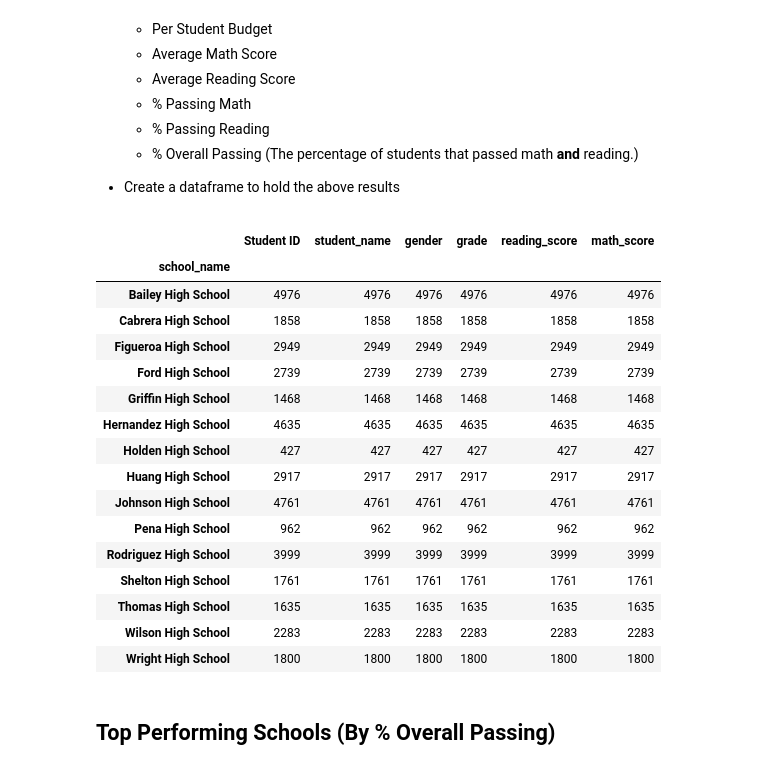
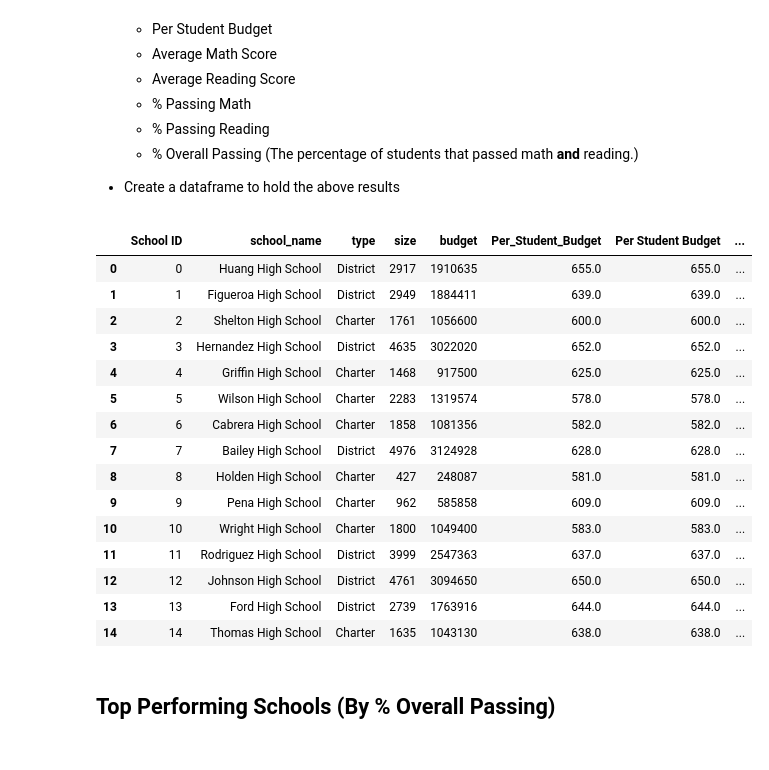
Before and after one commit to reginesgit/pandas-challenge, a Jupyter notebook: PyCitySchools/PyCitySchoolsAnalysis.ipynb, the cells around one changed output. Cells and saved outputs as stored; diff of their text form; code cells hidden in the pictures.

Commit message:
School Summary halfway there

```diff
--- a/PyCitySchools/PyCitySchoolsAnalysis.ipynb
+++ b/PyCitySchools/PyCitySchoolsAnalysis.ipynb
@@ -96,54 +96,75 @@ school_data_complete = pd.merge(student_data, school_data, how="left", on=["scho
 
 * Create a dataframe to hold the above results
 # %%
-# school_names = school_data_complete_df["school_name"].unique()
+school_names = school_data_complete_df["school_name"].unique()
 # school_names
 school_data_df = pd.DataFrame(school_data)
 # school_data_df
 
+# per_stu_bud['Per Student Budget'] = school_data_df['budget'] / school_data_df['size']
 per_stu_bud = school_data_df['budget'] / school_data_df['size']
-# per_stu_bud
+
+# school_data_df_2 = pd.concat([school_data_df, per_stu_bud],axis=1)
+school_data_df["Per Student Budget"] = pd.DataFrame(per_stu_bud)
 
 student_data_df = pd.DataFrame(student_data)
 # student_data_df
 
 grouped_stu_data_df = student_data_df.groupby(['school_name'])
 # grouped_stu_data_df
 
+
 read_total_score = grouped_stu_data_df["reading_score"].sum()
 # read_total_score.head(15)
 math_total_score = grouped_stu_data_df["math_score"].sum()
 # math_total_score.head(15)
 
-stu_counts = grouped_stu_data_df["Student ID"].count()
+stu_counts_df = grouped_stu_data_df["Student ID"].count()
 # stu_counts
 
 avg_read_score = read_total_score / stu_counts
 # avg_read_score
 avg_math_score = math_total_score / stu_counts
 # avg_math_score
 
+# TODO
+# merged_scores_df = pd.merge(school_data_df, avg_read_score_df, on="school_name")
+# merged_scores_df
+
+
+stu_passed_math_school = student_data_df.loc[(student_data_df['math_score'] >= 70) & (student_data_df["school_name"] == 'Huang High School'), :]
+# stu_passed_math_school
+
+nr_stu_passed_math_school_0 = stu_passed_math_school["Student ID"].count()
+# nr_stu_passed_math_school_0
+per_stu_passed_math_school_0 = (nr_stu_passed_math_school_0 / 2917) *100
+# per_stu_passed_math_school_0
+
+
 # # TODO for all schools: stu_passed_math = school_data_complete_df.loc[school_data_complete_df['math_score'] >= 70, :]
 
 # grouped_stu_data_df.count().head(15)
+# student_data_df
+# school_names
+#school_data_df
+# student_data_df
 # %% [output]
-|  | Student ID | student_name | gender | grade | reading_score | math_score |
-| school_name |  |  |  |  |  |  |
-| Bailey High School | 4976 | 4976 | 4976 | 4976 | 4976 | 4976 |
-| Cabrera High School | 1858 | 1858 | 1858 | 1858 | 1858 | 1858 |
-| Figueroa High School | 2949 | 2949 | 2949 | 2949 | 2949 | 2949 |
-| Ford High School | 2739 | 2739 | 2739 | 2739 | 2739 | 2739 |
-| Griffin High School | 1468 | 1468 | 1468 | 1468 | 1468 | 1468 |
-| Hernandez High School | 4635 | 4635 | 4635 | 4635 | 4635 | 4635 |
-| Holden High School | 427 | 427 | 427 | 427 | 427 | 427 |
-| Huang High School | 2917 | 2917 | 2917 | 2917 | 2917 | 2917 |
-| Johnson High School | 4761 | 4761 | 4761 | 4761 | 4761 | 4761 |
-| Pena High School | 962 | 962 | 962 | 962 | 962 | 962 |
-| Rodriguez High School | 3999 | 3999 | 3999 | 3999 | 3999 | 3999 |
-| Shelton High School | 1761 | 1761 | 1761 | 1761 | 1761 | 1761 |
-| Thomas High School | 1635 | 1635 | 1635 | 1635 | 1635 | 1635 |
-| Wilson High School | 2283 | 2283 | 2283 | 2283 | 2283 | 2283 |
-| Wright High School | 1800 | 1800 | 1800 | 1800 | 1800 | 1800 |
+|  | School ID | school_name | type | size | budget | Per_Student_Budget | Per Student Budget | ... |
+| 0 | 0 | Huang High School | District | 2917 | 1910635 | 655.0 | 655.0 | ... |
+| 1 | 1 | Figueroa High School | District | 2949 | 1884411 | 639.0 | 639.0 | ... |
+| 2 | 2 | Shelton High School | Charter | 1761 | 1056600 | 600.0 | 600.0 | ... |
+| 3 | 3 | Hernandez High School | District | 4635 | 3022020 | 652.0 | 652.0 | ... |
+| 4 | 4 | Griffin High School | Charter | 1468 | 917500 | 625.0 | 625.0 | ... |
+| 5 | 5 | Wilson High School | Charter | 2283 | 1319574 | 578.0 | 578.0 | ... |
+| 6 | 6 | Cabrera High School | Charter | 1858 | 1081356 | 582.0 | 582.0 | ... |
+| 7 | 7 | Bailey High School | District | 4976 | 3124928 | 628.0 | 628.0 | ... |
+| 8 | 8 | Holden High School | Charter | 427 | 248087 | 581.0 | 581.0 | ... |
+| 9 | 9 | Pena High School | Charter | 962 | 585858 | 609.0 | 609.0 | ... |
+| 10 | 10 | Wright High School | Charter | 1800 | 1049400 | 583.0 | 583.0 | ... |
+| 11 | 11 | Rodriguez High School | District | 3999 | 2547363 | 637.0 | 637.0 | ... |
+| 12 | 12 | Johnson High School | District | 4761 | 3094650 | 650.0 | 650.0 | ... |
+| 13 | 13 | Ford High School | District | 2739 | 1763916 | 644.0 | 644.0 | ... |
+| 14 | 14 | Thomas High School | Charter | 1635 | 1043130 | 638.0 | 638.0 | ... |
 # %% [markdown]
 ## Top Performing Schools (By % Overall Passing)
 # %% [markdown]
```
Also changed, not shown: parts of 2 cells of this notebook.
